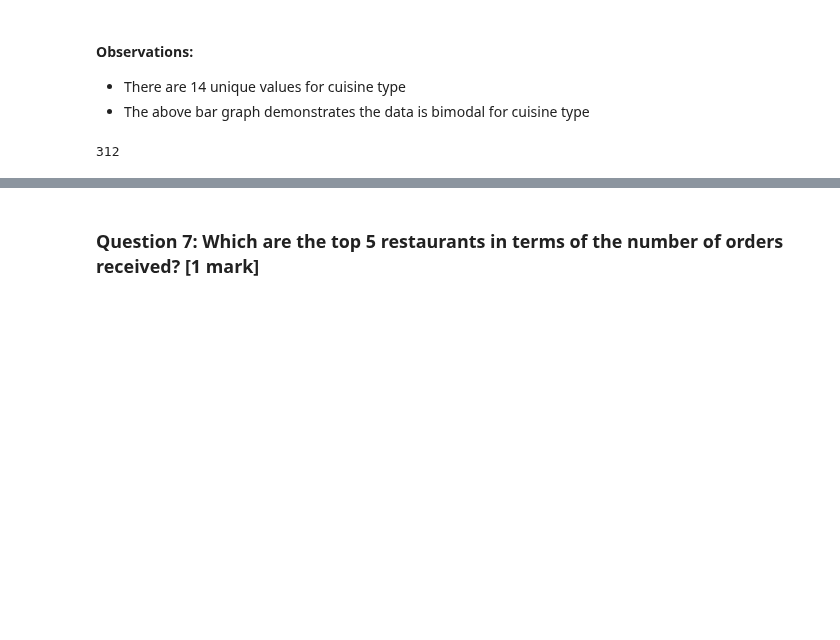
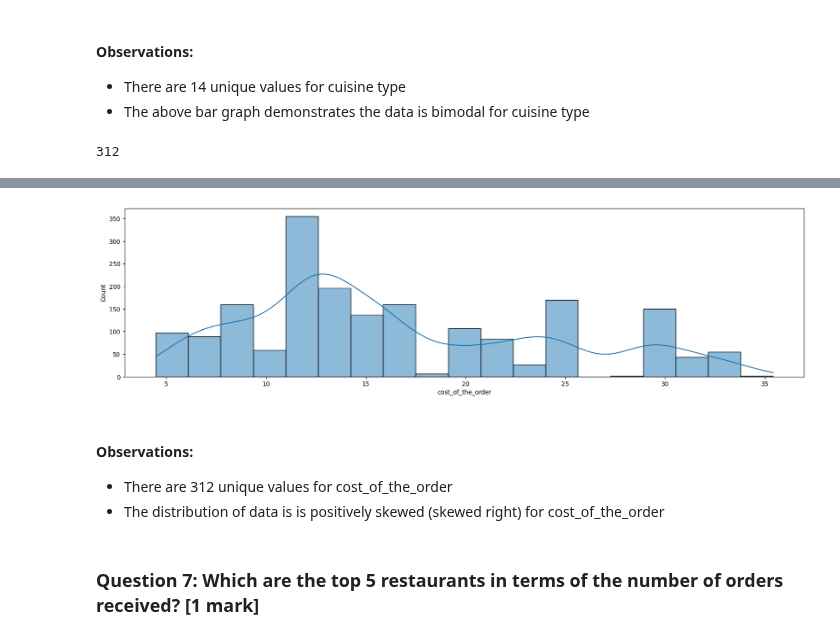
Before and after one commit to HelimaBass/Content_Drive, a Jupyter notebook: FDS_Project_LearnerNotebook_FullCode.ipynb, the cells around one changed output, grey strips where cells are left out. Cells and saved outputs as stored; diff of their text form; code cells hidden in the pictures; blank space fills up the shorter version.

```diff
--- a/FDS_Project_LearnerNotebook_FullCode.ipynb
+++ b/FDS_Project_LearnerNotebook_FullCode.ipynb
@@ -309,3 +316,14 @@ df['cost_of_the_order'].nunique()
+# %%
+# Generate a histogram for the cost_of_the_order variable
+plt.figure(figsize = (20,5))
+sns.histplot(data=df, x="cost_of_the_order", kde=True)
+plt.show()
+# %% [output]
+[figure, added]
+# %% [markdown]
+#### Observations:
+* There are 312 unique values for cost_of_the_order
+* The distribution of data is is positively skewed (skewed right) for cost_of_the_order
 # %%
 # Generate the number of unique values for day_of_the_week variable
 df['day_of_the_week'].nunique()
```
Also changed, not shown: parts of 2 cells of this notebook.
